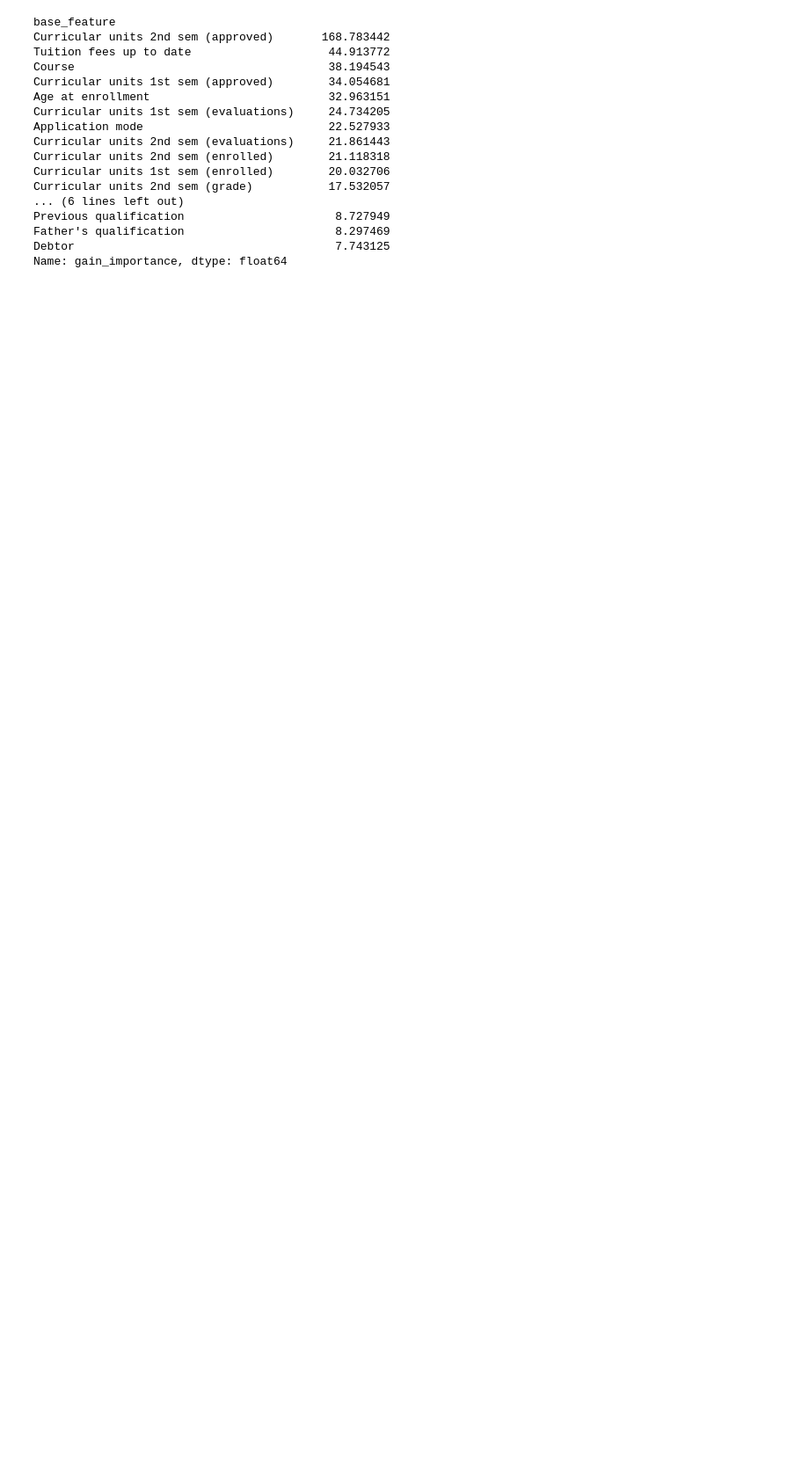
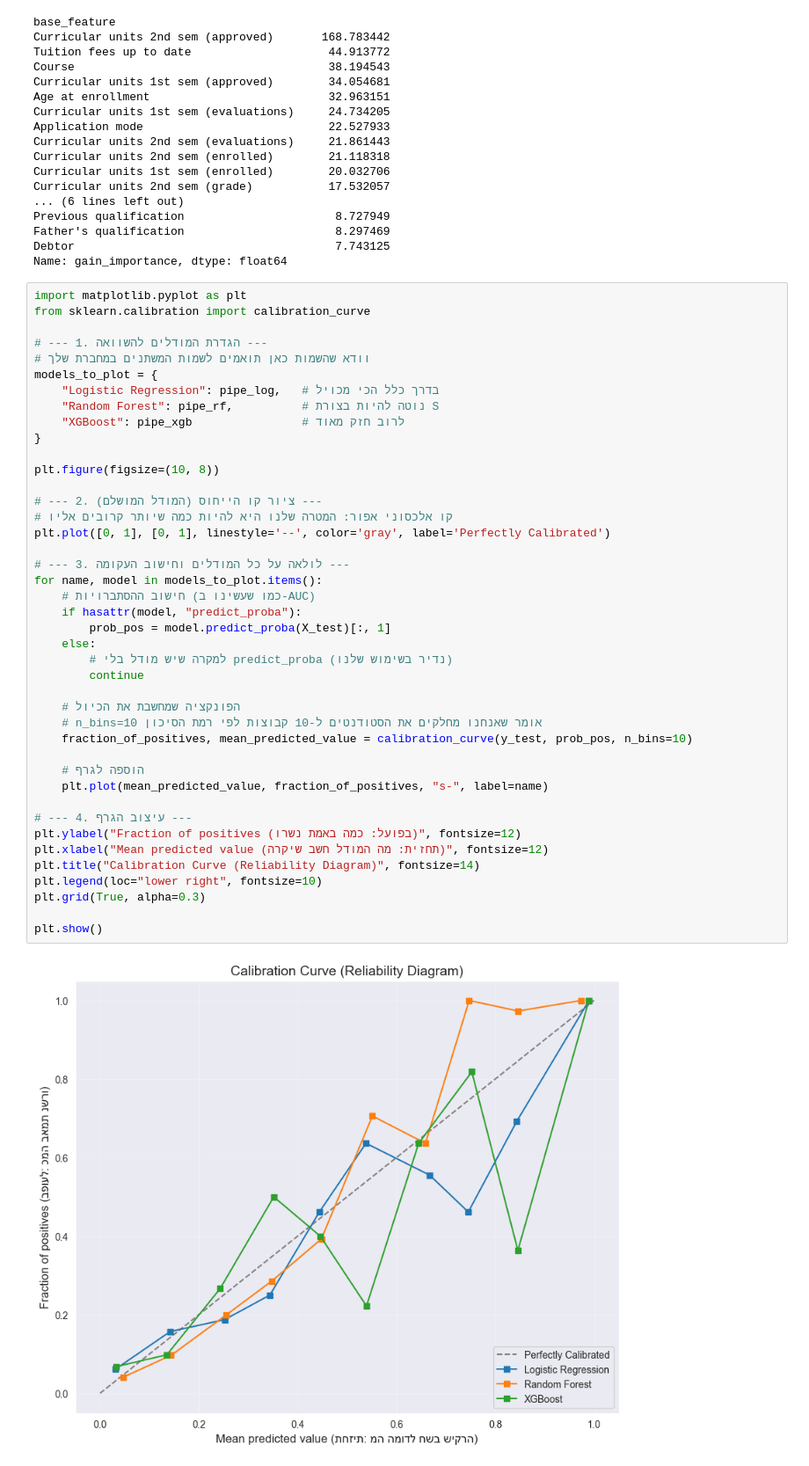
Before and after one commit to tamirlitbak/students_dropout_prediction, a Jupyter notebook: Tamir_Classification_2nd.ipynb, the cells around one changed output. Shown: that part at 88% size. Cells and saved outputs as stored; diff of their text form; blank space fills up the shorter version.

```diff
--- a/Tamir_Classification_2nd.ipynb
+++ b/Tamir_Classification_2nd.ipynb
@@ -465,3 +465,47 @@ Previous qualification                      8.727949
 Father's qualification                      8.297469
 Debtor                                      7.743125
 Name: gain_importance, dtype: float64
+# %%
+import matplotlib.pyplot as plt
+from sklearn.calibration import calibration_curve
+
+# --- 1. הגדרת המודלים להשוואה ---
+# וודא שהשמות כאן תואמים לשמות המשתנים במחברת שלך
+models_to_plot = {
+    "Logistic Regression": pipe_log,   # בדרך כלל הכי מכויל
+    "Random Forest": pipe_rf,          # נוטה להיות בצורת S
+    "XGBoost": pipe_xgb                # לרוב חזק מאוד
+}
+
+plt.figure(figsize=(10, 8))
+
+# --- 2. ציור קו הייחוס (המודל המושלם) ---
+# קו אלכסוני אפור: המטרה שלנו היא להיות כמה שיותר קרובים אליו
+plt.plot([0, 1], [0, 1], linestyle='--', color='gray', label='Perfectly Calibrated')
+
+# --- 3. לולאה על כל המודלים וחישוב העקומה ---
+for name, model in models_to_plot.items():
+    # חישוב ההסתברויות (כמו שעשינו ב-AUC)
+    if hasattr(model, "predict_proba"):
+        prob_pos = model.predict_proba(X_test)[:, 1]
+    else:
+        # למקרה שיש מודל בלי predict_proba (נדיר בשימוש שלנו)
+        continue
+
+    # הפונקציה שמחשבת את הכיול
+    # n_bins=10 אומר שאנחנו מחלקים את הסטודנטים ל-10 קבוצות לפי רמת הסיכון
+    fraction_of_positives, mean_predicted_value = calibration_curve(y_test, prob_pos, n_bins=10)
+
+    # הוספה לגרף
+    plt.plot(mean_predicted_value, fraction_of_positives, "s-", label=name)
+
+# --- 4. עיצוב הגרף ---
+plt.ylabel("Fraction of positives (בפועל: כמה באמת נשרו)", fontsize=12)
+plt.xlabel("Mean predicted value (תחזית: מה המודל חשב שיקרה)", fontsize=12)
+plt.title("Calibration Curve (Reliability Diagram)", fontsize=14)
+plt.legend(loc="lower right", fontsize=10)
+plt.grid(True, alpha=0.3)
+
+plt.show()
+# %% [output]
+[figure, added]
```
Also changed, not shown: parts of 1 cell of this notebook, 2 other files.
